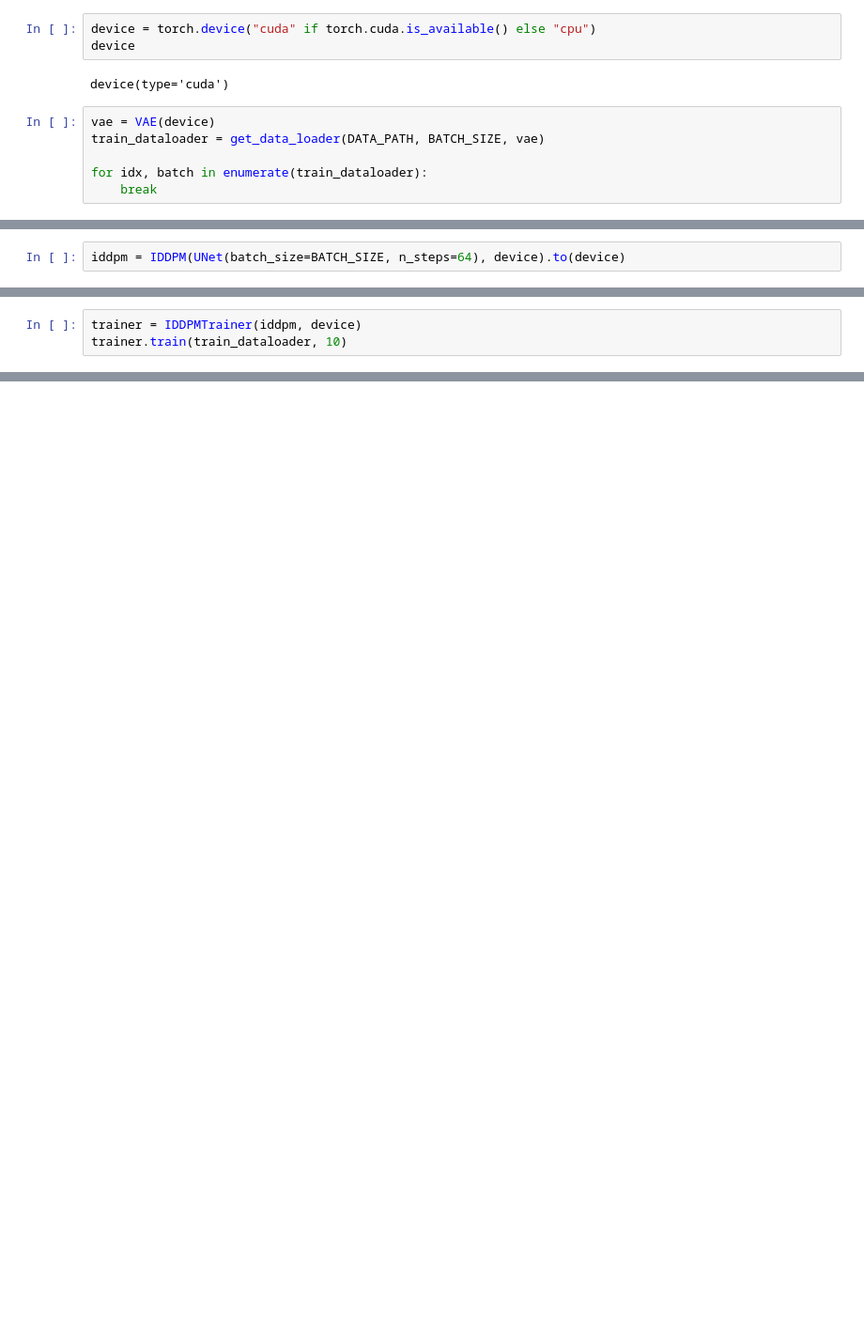
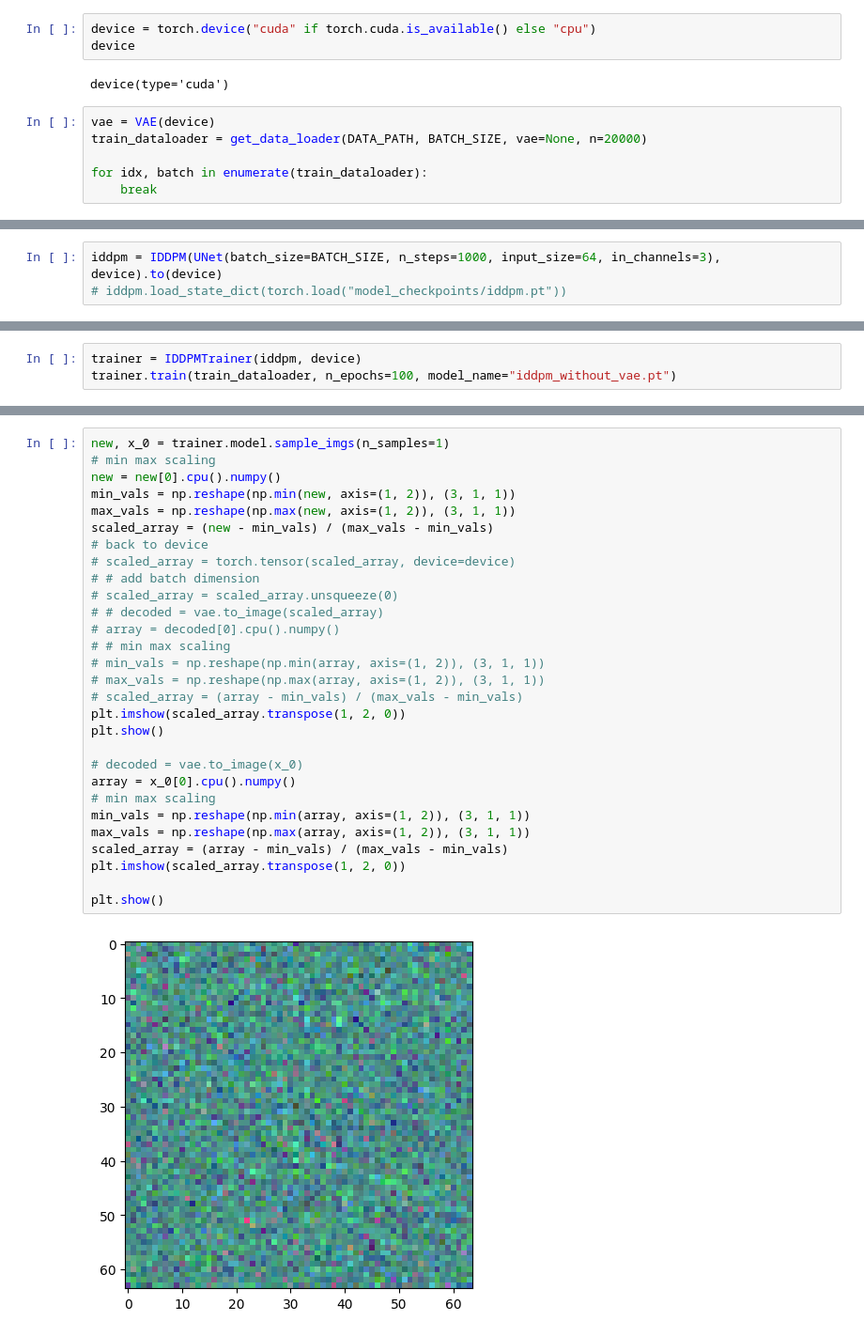
Before and after one commit to izabelatelejko/2024L-Deep-Learning-P3-Diffusion, a Jupyter notebook: improved_ddpm.ipynb, the cells around one changed output, grey strips where cells are left out. Shown: that part at 94% size. Drawn from its saved outputs; the diff is of its cells as text; blank space fills up the shorter version.

Commit message:
final IDDPM

```diff
--- a/improved_ddpm.ipynb
+++ b/improved_ddpm.ipynb
@@ -25,7 +24,7 @@ device
 device(type='cuda')
 # %%
 vae = VAE(device)
-train_dataloader = get_data_loader(DATA_PATH, BATCH_SIZE, vae)
+train_dataloader = get_data_loader(DATA_PATH, BATCH_SIZE, vae=None, n=20000)
 
 for idx, batch in enumerate(train_dataloader):
     break
@@ -403,4 +514,5 @@ class IDDPMTrainer:
                 torch.save(self.model.state_dict(), model_store_path)
                 print("Best model ever (stored)")
 # %%
-iddpm = IDDPM(UNet(batch_size=BATCH_SIZE, n_steps=64), device).to(device)
+iddpm = IDDPM(UNet(batch_size=BATCH_SIZE, n_steps=1000, input_size=64, in_channels=3), device).to(device)
+# iddpm.load_state_dict(torch.load("model_checkpoints/iddpm.pt"))
@@ -407,4 +521,4 @@ iddpm = IDDPM(UNet(batch_size=BATCH_SIZE, n_steps=64), device).to(device)
 # %%
 trainer = IDDPMTrainer(iddpm, device)
-trainer.train(train_dataloader, 10)
+trainer.train(train_dataloader, n_epochs=100, model_name="iddpm_without_vae.pt")
 # %% [output]
@@ -421,0 +555,31 @@ Compile with `TORCH_USE_CUDA_DSA` to enable device-side assertions.
+# %%
+new, x_0 = trainer.model.sample_imgs(n_samples=1)
+# min max scaling
+new = new[0].cpu().numpy()
+min_vals = np.reshape(np.min(new, axis=(1, 2)), (3, 1, 1))
+max_vals = np.reshape(np.max(new, axis=(1, 2)), (3, 1, 1))
+scaled_array = (new - min_vals) / (max_vals - min_vals)
+# back to device
+# scaled_array = torch.tensor(scaled_array, device=device)
+# # add batch dimension
+# scaled_array = scaled_array.unsqueeze(0)
+# # decoded = vae.to_image(scaled_array)
+# array = decoded[0].cpu().numpy()
+# # min max scaling
+# min_vals = np.reshape(np.min(array, axis=(1, 2)), (3, 1, 1))
+# max_vals = np.reshape(np.max(array, axis=(1, 2)), (3, 1, 1))
+# scaled_array = (array - min_vals) / (max_vals - min_vals)
+plt.imshow(scaled_array.transpose(1, 2, 0))
+plt.show()
+
+# decoded = vae.to_image(x_0)
+array = x_0[0].cpu().numpy()
+# min max scaling
+min_vals = np.reshape(np.min(array, axis=(1, 2)), (3, 1, 1))
+max_vals = np.reshape(np.max(array, axis=(1, 2)), (3, 1, 1))
+scaled_array = (array - min_vals) / (max_vals - min_vals)
+plt.imshow(scaled_array.transpose(1, 2, 0))
+
+plt.show()
+# %% [output]
+[figure, added]
```
Also changed, not shown: parts of 14 cells of this notebook, 2 other files.
